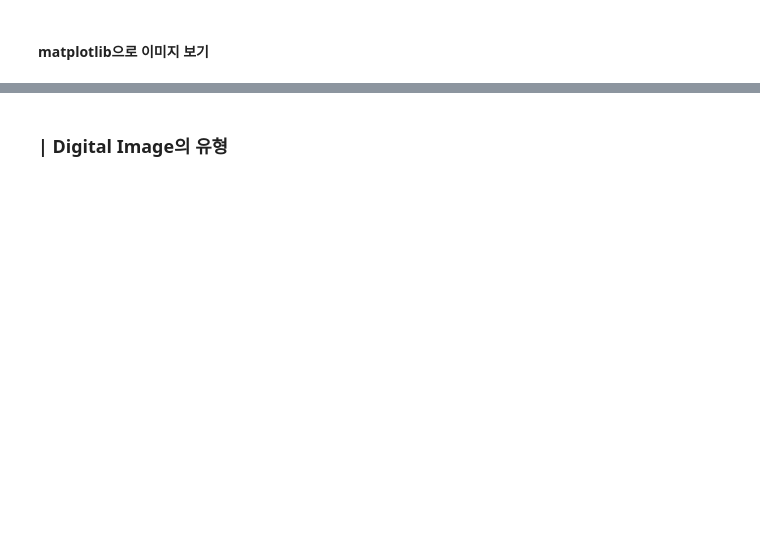
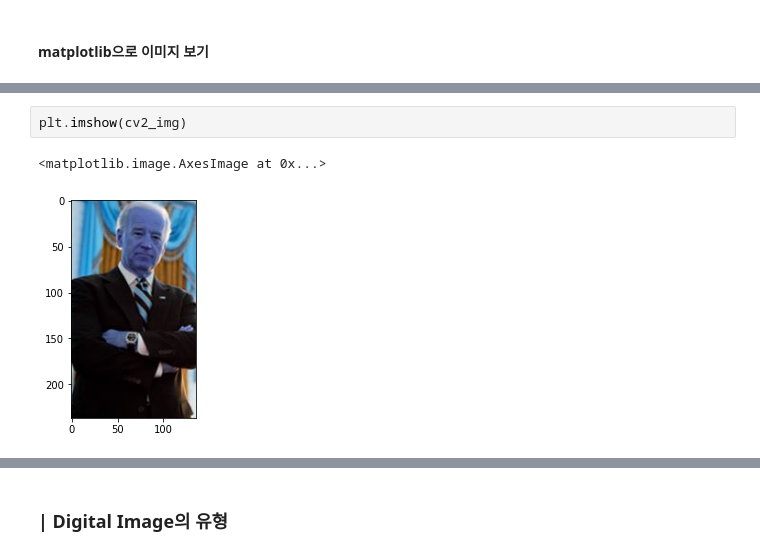
Before and after one commit to GETHUB55/SkillTreePython-DeepLearning, a Jupyter notebook: 00.추가학습/ch00_01_OpenCV기초_기본사용.ipynb, the cells around one changed output, grey strips where cells are left out. Saved outputs shown, nothing was run; the diff lists cells and outputs as text; blank space fills up the shorter version.

```diff
--- a/00.추가학습/ch00_01_OpenCV기초_기본사용.ipynb
+++ b/00.추가학습/ch00_01_OpenCV기초_기본사용.ipynb
@@ -101,3 +141,8 @@ cv2_imshow(cv2_img)
+# %%
+plt.imshow(cv2_img)
+# %% [output]
+<matplotlib.image.AxesImage at 0x...>
+[figure, added]
 # %% [markdown]
 ## 이미지 Processing
 ---
```
Also changed, not shown: parts of 14 cells of this notebook.
